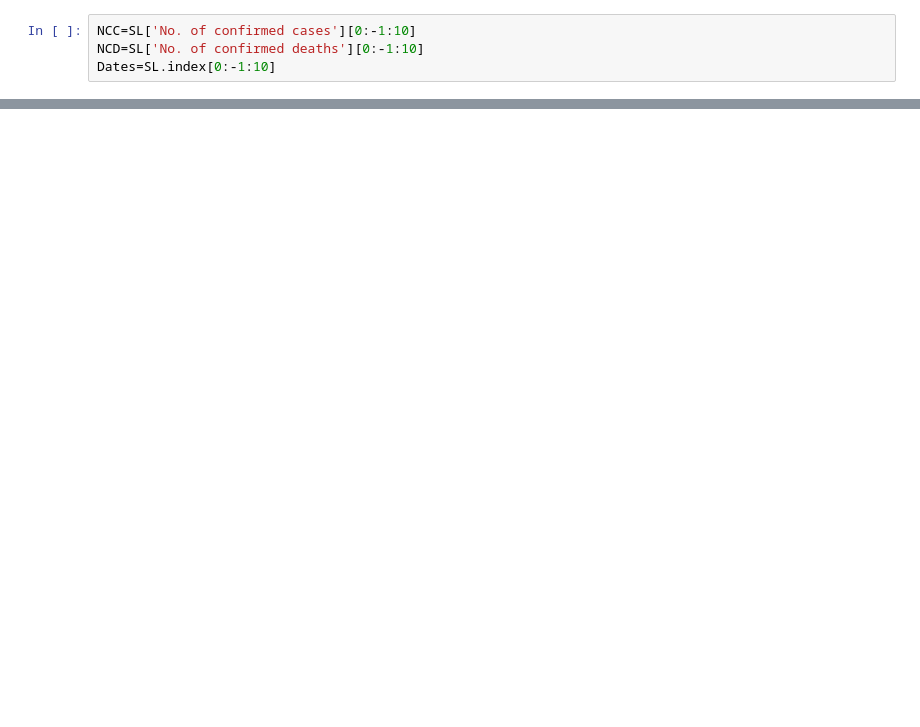
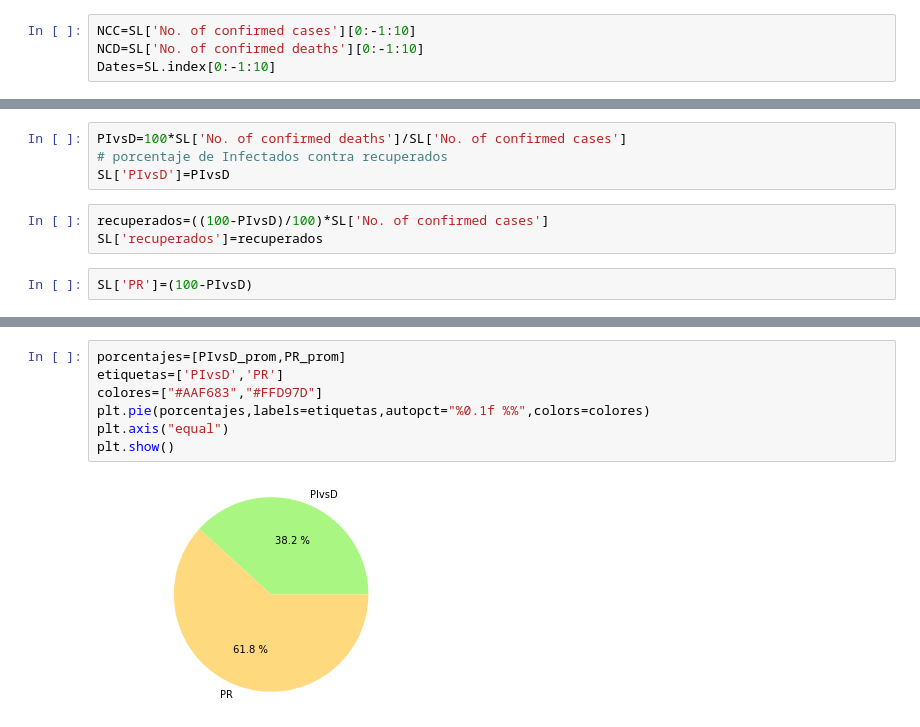
Before and after one commit to seismomat/HerramientasComputacionales, a Jupyter notebook: Pandas_THC.ipynb, the cells around one changed output, grey strips where cells are left out. Cells and saved outputs as stored; diff of their text form; blank space fills up the shorter version.

```diff
--- a/Pandas_THC.ipynb
+++ b/Pandas_THC.ipynb
@@ -141,0 +153,9 @@ plt.show()
+# %%
+PIvsD=100*SL['No. of confirmed deaths']/SL['No. of confirmed cases']
+# porcentaje de Infectados contra recuperados
+SL['PIvsD']=PIvsD
+# %%
+recuperados=((100-PIvsD)/100)*SL['No. of confirmed cases']
+SL['recuperados']=recuperados
+# %%
+SL['PR']=(100-PIvsD)
@@ -141,0 +177,9 @@ plt.show()
+# %%
+porcentajes=[PIvsD_prom,PR_prom]
+etiquetas=['PIvsD','PR']
+colores=["#AAF683","#FFD97D"]
+plt.pie(porcentajes,labels=etiquetas,autopct="%0.1f %%",colors=colores)
+plt.axis("equal")
+plt.show()
+# %% [output]
+[figure, added]
```
Also changed, not shown: parts of 6 cells of this notebook, 2 other files.
